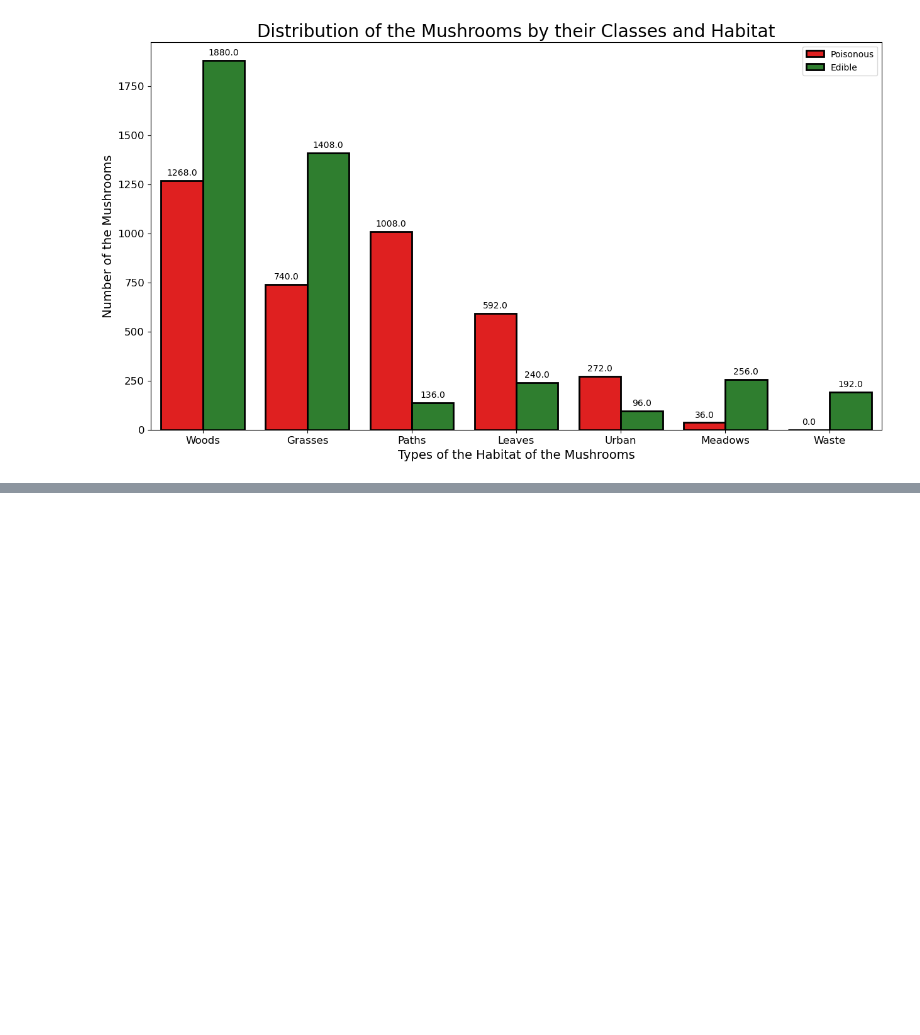
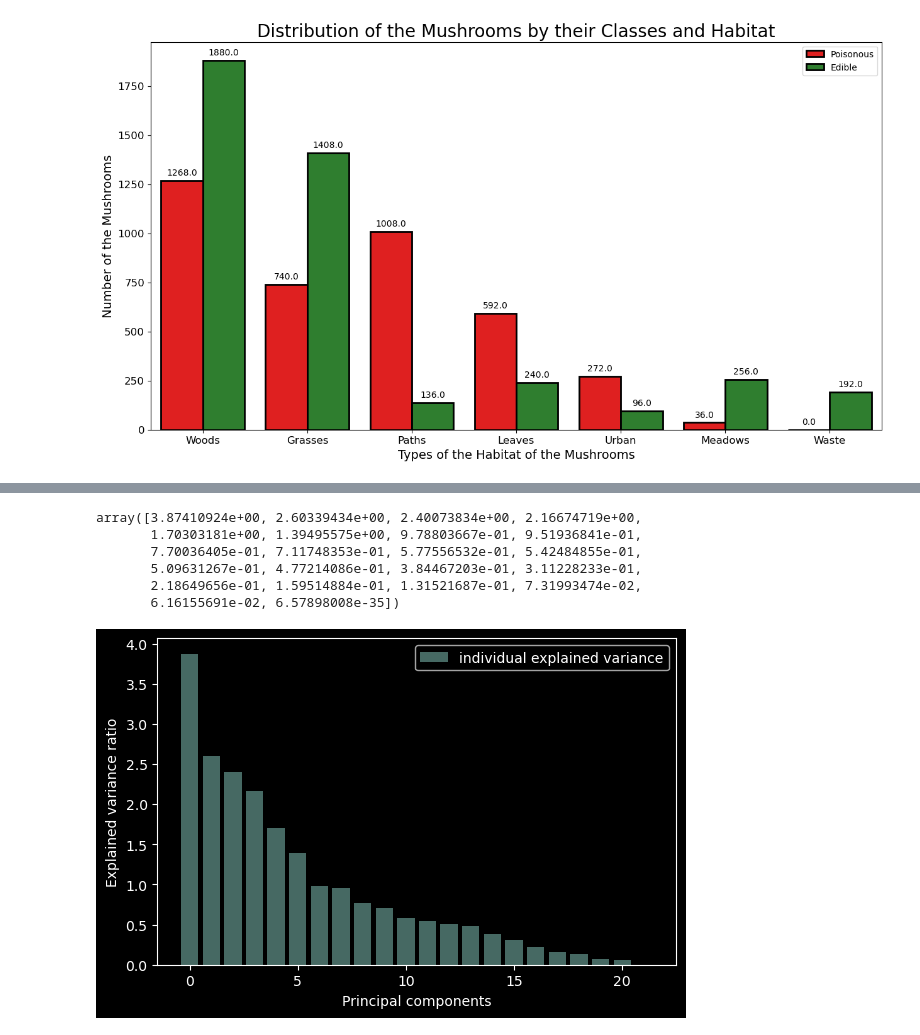
Before and after one commit to sruthik11/Mushroom-Classification_Data-Mining-Final-Project_CSCI-5502, a Jupyter notebook: code/Mushroom_Classification.ipynb, the cells around one changed output, grey strips where cells are left out. Saved outputs shown, nothing was run; the diff lists cells and outputs as text; code cells hidden in the pictures; blank space fills up the shorter version.

Commit message:
Label Encoding and PCA

```diff
--- a/code/Mushroom_Classification.ipynb
+++ b/code/Mushroom_Classification.ipynb
@@ -662,0 +679,5 @@ Text(0.5, 1.0, 'Distribution of the Mushrooms by their Classes and Habitat')
+# %%
+X = mushrooms.iloc[:,1:23]  # all rows, all the features and no labels
+y = mushrooms.iloc[:, 0]  # all rows, label only
+X.head()
+y.head()
@@ -662,0 +725,6 @@ Text(0.5, 1.0, 'Distribution of the Mushrooms by their Classes and Habitat')
+# %%
+# Scale the data to be between -1 and 1
+from sklearn.preprocessing import StandardScaler
+scaler = StandardScaler()
+X=scaler.fit_transform(X)
+X
@@ -662,0 +747,4 @@ Text(0.5, 1.0, 'Distribution of the Mushrooms by their Classes and Habitat')
+# %%
+from sklearn.decomposition import PCA
+pca = PCA()
+pca.fit_transform(X)
@@ -662,0 +767,22 @@ Text(0.5, 1.0, 'Distribution of the Mushrooms by their Classes and Habitat')
+# %%
+explained_variance=pca.explained_variance_
+explained_variance
+# %% [output]
+array([3.87410924e+00, 2.60339434e+00, 2.40073834e+00, 2.16674719e+00,
+       1.70303181e+00, 1.39495575e+00, 9.78803667e-01, 9.51936841e-01,
+       7.70036405e-01, 7.11748353e-01, 5.77556532e-01, 5.42484855e-01,
+       5.09631267e-01, 4.77214086e-01, 3.84467203e-01, 3.11228233e-01,
+       2.18649656e-01, 1.59514884e-01, 1.31521687e-01, 7.31993474e-02,
+       6.16155691e-02, 6.57898008e-35])
+# %%
+with plt.style.context('dark_background'):
+    plt.figure(figsize=(6, 4))
+
+    plt.bar(range(22), explained_variance, alpha=0.5, align='center',
+            label='individual explained variance')
+    plt.ylabel('Explained variance ratio')
+    plt.xlabel('Principal components')
+    plt.legend(loc='best')
+    plt.tight_layout()
+# %% [output]
+[figure, added]
```
Also changed, not shown: parts of 12 cells of this notebook.
